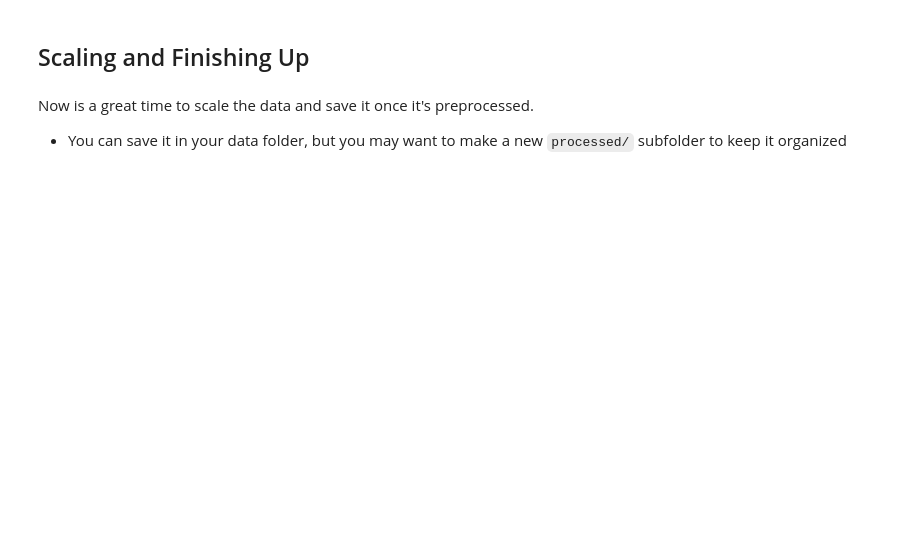
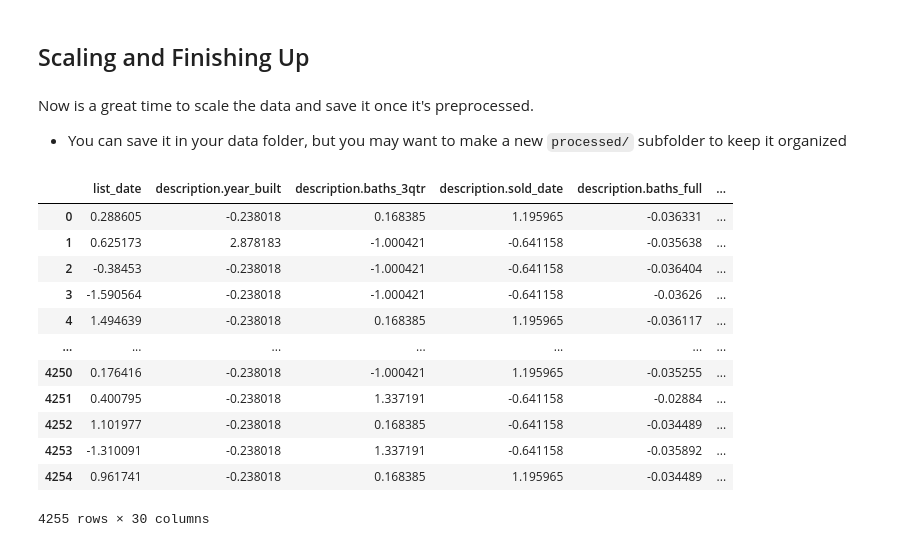
Before and after one commit to Gur212/Data-Science-Midterm-Project, a Jupyter notebook: notebooks/1 - EDA.ipynb, the cells around one changed output. Drawn from its saved outputs; the diff is of its cells as text; code cells hidden in the pictures; blank space fills up the shorter version.

Commit message:
Worked on scaling problem, but stuck with non-numeric data

```diff
--- a/notebooks/1 - EDA.ipynb
+++ b/notebooks/1 - EDA.ipynb
@@ -798,0 +815,35 @@ Now is a great time to scale the data and save it once it's preprocessed.
+# %%
+#Define transformer
+scaler = StandardScaler()
+
+#Must determine how to deal with non-numeric coluns
+
+# # Column transformer: apply scaler to numeric columns only
+# preprocessor = ColumnTransformer(
+#     transformers=[
+#         ('num', scaler, X_train.select_dtypes(include=['float64', 'int64']).columns),  # Apply scaler to numeric columns
+#     ],
+#     remainder='passthrough'  # Keep other columns unchanged
+# )
+
+
+#Fit and transform the data
+X_train_scaled = preprocessor.fit_transform(X_train)
+X_test_scaled = preprocessor.transform(X_test)
+
+
+X_train_scaled
+# %% [output]
+|  | list_date | description.year_built | description.baths_3qtr | description.sold_date | description.baths_full | ... |
+| 0 | 0.288605 | -0.238018 | 0.168385 | 1.195965 | -0.036331 | ... |
+| 1 | 0.625173 | 2.878183 | -1.000421 | -0.641158 | -0.035638 | ... |
+| 2 | -0.38453 | -0.238018 | -1.000421 | -0.641158 | -0.036404 | ... |
+| 3 | -1.590564 | -0.238018 | -1.000421 | -0.641158 | -0.03626 | ... |
+| 4 | 1.494639 | -0.238018 | 0.168385 | 1.195965 | -0.036117 | ... |
+| ... | ... | ... | ... | ... | ... | ... |
+| 4250 | 0.176416 | -0.238018 | -1.000421 | 1.195965 | -0.035255 | ... |
+| 4251 | 0.400795 | -0.238018 | 1.337191 | -0.641158 | -0.02884 | ... |
+| 4252 | 1.101977 | -0.238018 | 0.168385 | -0.641158 | -0.034489 | ... |
+| 4253 | -1.310091 | -0.238018 | 1.337191 | -0.641158 | -0.035892 | ... |
+| 4254 | 0.961741 | -0.238018 | 0.168385 | 1.195965 | -0.034489 | ... |
+4255 rows × 30 columns
```
Also changed, not shown: parts of 4 cells of this notebook.
